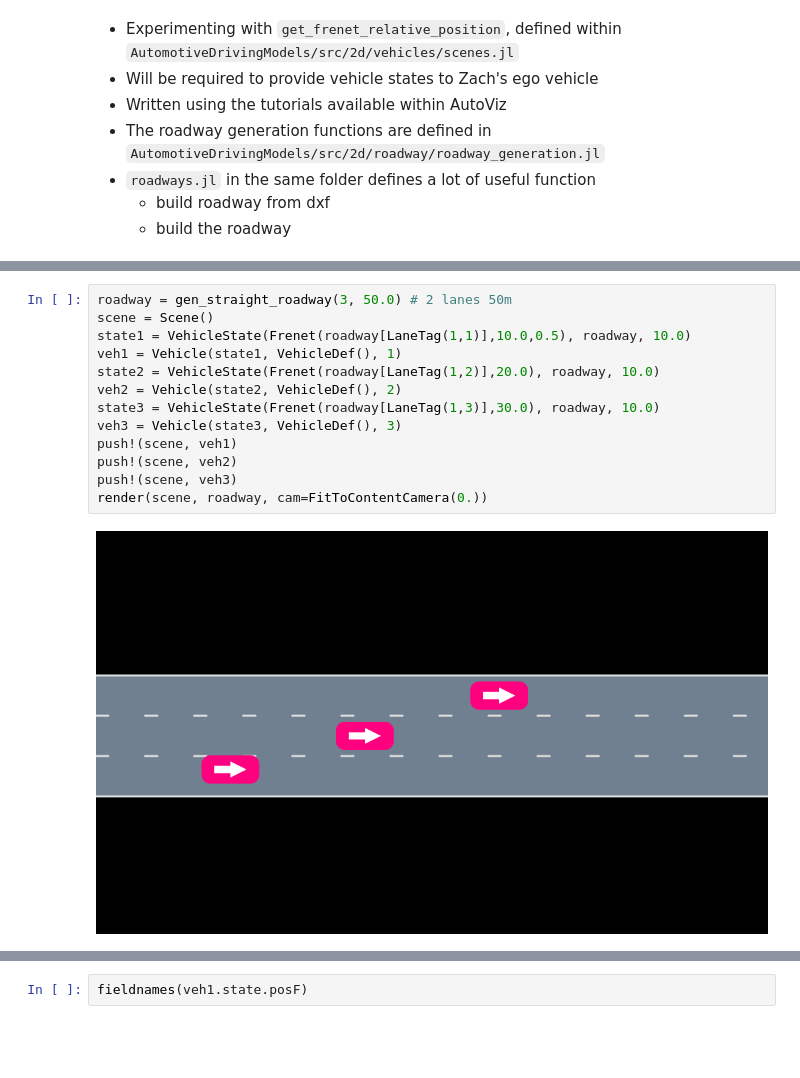
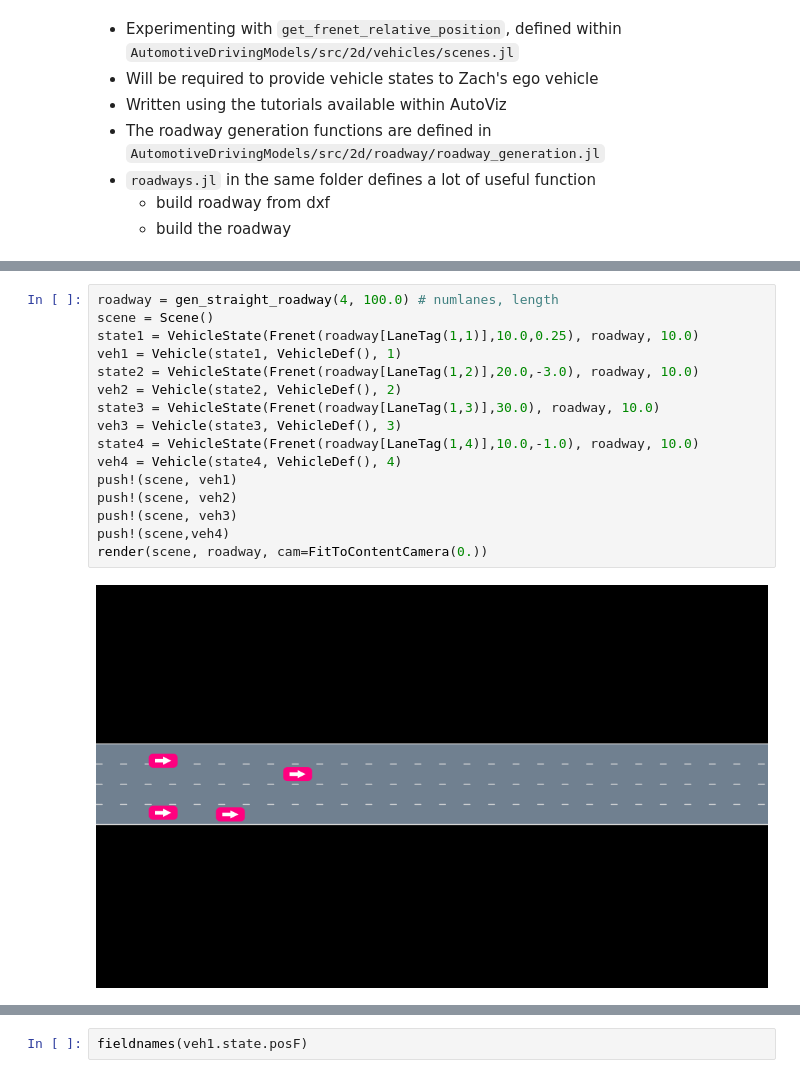
Before and after one commit to raunakbh92/ngsim_env, a Jupyter notebook: scripts/imitation/projections.ipynb, the cells around one changed output, grey strips where cells are left out. Drawn from its saved outputs; the diff is of its cells as text; blank space fills up the shorter version.

```diff
--- a/scripts/imitation/projections.ipynb
+++ b/scripts/imitation/projections.ipynb
@@ -19,15 +14,18 @@ INFO: Recompiling stale cache file /home/raunak/.julia/lib/v0.6/AutoViz.ji for m
 # %%
-roadway = gen_straight_roadway(3, 50.0) # 2 lanes 50m
+roadway = gen_straight_roadway(4, 100.0) # numlanes, length
 scene = Scene()
-state1 = VehicleState(Frenet(roadway[LaneTag(1,1)],10.0,0.5), roadway, 10.0)
+state1 = VehicleState(Frenet(roadway[LaneTag(1,1)],10.0,0.25), roadway, 10.0)
 veh1 = Vehicle(state1, VehicleDef(), 1)
-state2 = VehicleState(Frenet(roadway[LaneTag(1,2)],20.0), roadway, 10.0)
+state2 = VehicleState(Frenet(roadway[LaneTag(1,2)],20.0,-3.0), roadway, 10.0)
 veh2 = Vehicle(state2, VehicleDef(), 2)
 state3 = VehicleState(Frenet(roadway[LaneTag(1,3)],30.0), roadway, 10.0)
 veh3 = Vehicle(state3, VehicleDef(), 3)
+state4 = VehicleState(Frenet(roadway[LaneTag(1,4)],10.0,-1.0), roadway, 10.0)
+veh4 = Vehicle(state4, VehicleDef(), 4)
 push!(scene, veh1)
 push!(scene, veh2)
 push!(scene, veh3)
+push!(scene,veh4)
 render(scene, roadway, cam=FitToContentCamera(0.))
 # %% [output]
-[figure, old version]
+[figure, new version]
```
Also changed, not shown: parts of 19 cells of this notebook, 2 other files.
